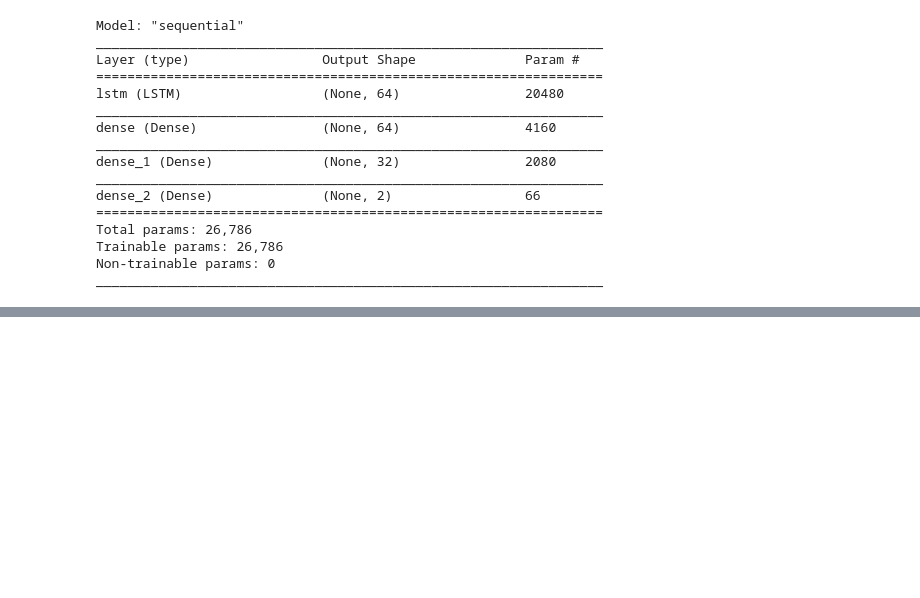
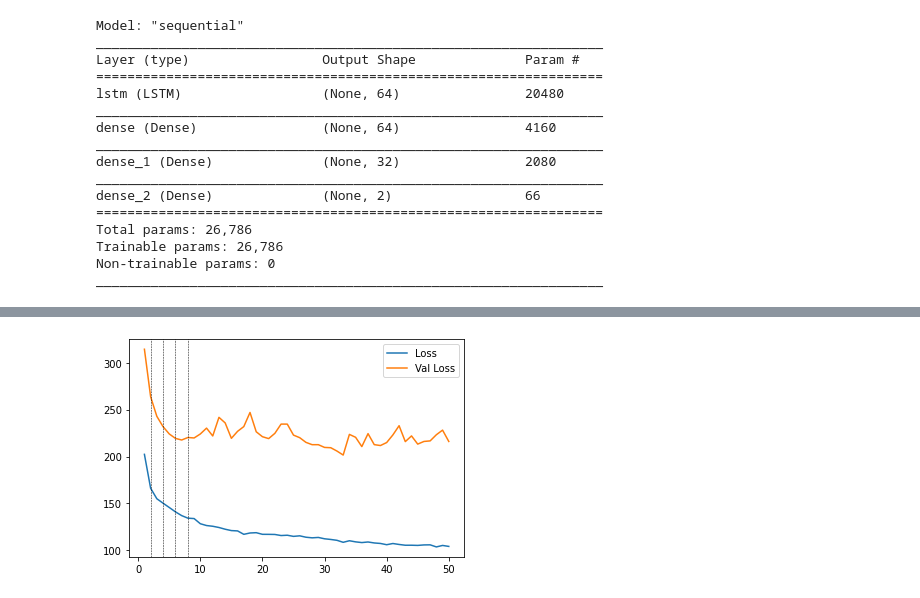
Before and after one commit to khanalg44/MagNet, a Jupyter notebook: 06_LSTM.ipynb, the cells around one changed output, grey strips where cells are left out. Saved outputs shown, nothing was run; the diff lists cells and outputs as text; code cells hidden in the pictures; blank space fills up the shorter version.

Commit message:
updated final model

```diff
--- a/06_LSTM.ipynb
+++ b/06_LSTM.ipynb
@@ -188,7 +187,7 @@ from tensorflow.keras.layers import Dense
 from tensorflow.keras import preprocessing
 # %%
 data_config = { "timesteps": 32,
-               "batch_size": 64}
+               "batch_size": 32}
 
 def timeseries_dataset_from_df(df, batch_size):
     dataset = None
@@ -227,7 +226,7 @@ Number of val batches: 138
 # define our model
 model_config = {"n_epochs": 50, "n_neurons": 64, "dropout": 0.4, "stateful": False}
 
-def make_model():
+def make_model1():
     model = Sequential()
     model.add(
         LSTM(
@@ -247,7 +246,7 @@ def make_model():
     model.compile( loss="mean_squared_error", optimizer="adam")
     return model
 
-model = make_model()
+model = make_model1()
 model.summary()
 # %% [output]
 Model: "sequential"
@@ -367,0 +353,10 @@ plt.show()
+# %%
+# First Run
+history = model.fit(
+    train_ds,
+    batch_size=data_config["batch_size"],
+    epochs=model_config["n_epochs"],
+    verbose=1,
+    shuffle=False,
+    validation_data=val_ds,
+)
@@ -367,0 +381,12 @@ plt.show()
+# %%
+#for name, values in history.history.items():
+#    plt.plot(values)
+loss=history.history['loss']
+val_loss=history.history['val_loss']
+plt.plot(range(1, len(loss)+1), loss, label='Loss' )
+plt.plot(range(1, len(loss)+1), val_loss, label='Val Loss' )
+[plt.axvline(x=i, color='k', lw=.5, ls='--') for i in range(2, 10, 2)]
+plt.legend()
+plt.show()
+# %% [output]
+[figure, added]
```
Also changed, not shown: parts of 23 cells of this notebook, 11 other files.
